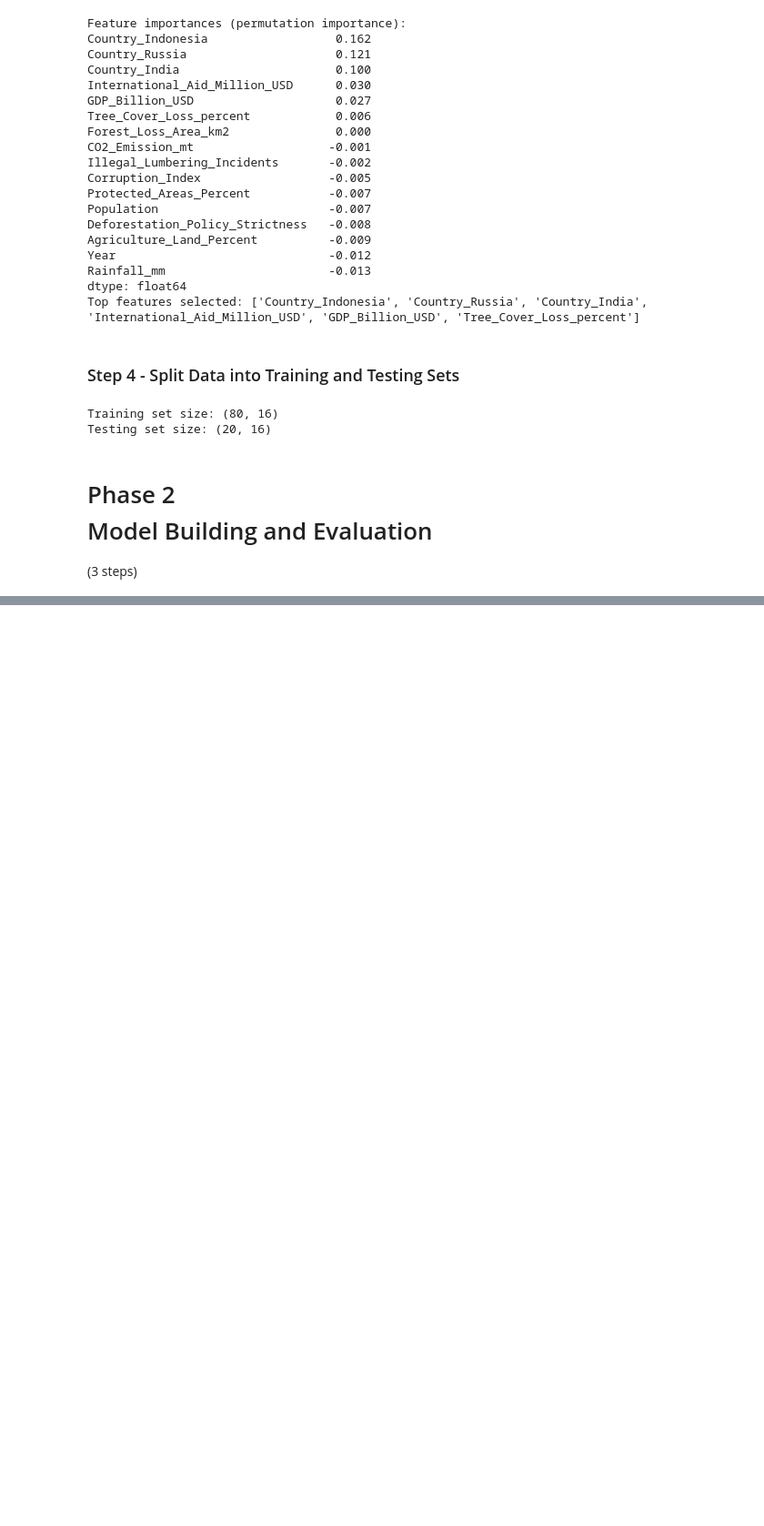
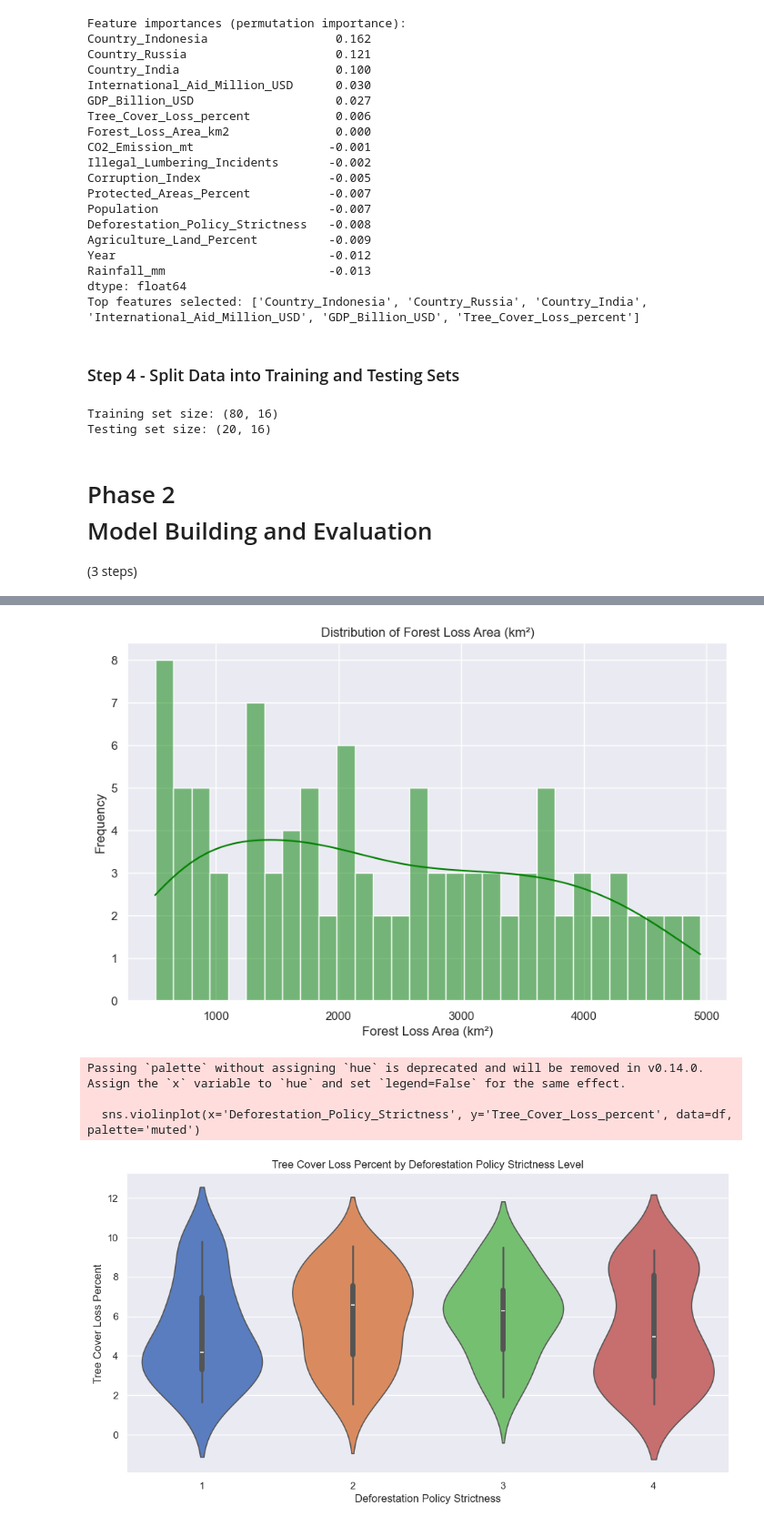
Before and after one commit to princypandya/Deforestation-Issue-Analysis-Using-Support-Vector-Machine-SVM-, a Jupyter notebook: Assi9_Deforestation_Issue_Analysis_Using_SVM.ipynb, the cells around one changed output, grey strips where cells are left out. Shown at 91% size. Saved outputs shown, nothing was run; the diff lists cells and outputs as text; code cells hidden in the pictures; blank space fills up the shorter version.

```diff
--- a/Assi9_Deforestation_Issue_Analysis_Using_SVM.ipynb
+++ b/Assi9_Deforestation_Issue_Analysis_Using_SVM.ipynb
@@ -248,0 +498,25 @@ Testing set size: (20, 16)
+# %%
+# Set style
+sns.set(style='darkgrid')
+
+# Plot 1: Histogram of Forest Loss Area
+plt.figure(figsize=(10,6))
+sns.histplot(df['Forest_Loss_Area_km2'], bins=30, kde=True, color='green')
+plt.title('Distribution of Forest Loss Area (km²)')
+plt.xlabel('Forest Loss Area (km²)')
+plt.ylabel('Frequency')
+plt.show()
+
+# Plot 2: Violin Plot of Tree Cover Loss Percent grouped by Deforestation Policy Strictness
+plt.figure(figsize=(12,6))
+sns.violinplot(x='Deforestation_Policy_Strictness', y='Tree_Cover_Loss_percent', data=df, palette='muted')
+plt.title('Tree Cover Loss Percent by Deforestation Policy Strictness Level')
+plt.xlabel('Deforestation Policy Strictness')
+plt.ylabel('Tree Cover Loss Percent')
+plt.show()
+# %% [output]
+[figure, added]
+Passing `palette` without assigning `hue` is deprecated and will be removed in v0.14.0. Assign the `x` variable to `hue` and set `legend=False` for the same effect.
+
+  sns.violinplot(x='Deforestation_Policy_Strictness', y='Tree_Cover_Loss_percent', data=df, palette='muted')
+[figure, added]
```
Also changed, not shown: parts of 20 cells of this notebook.
